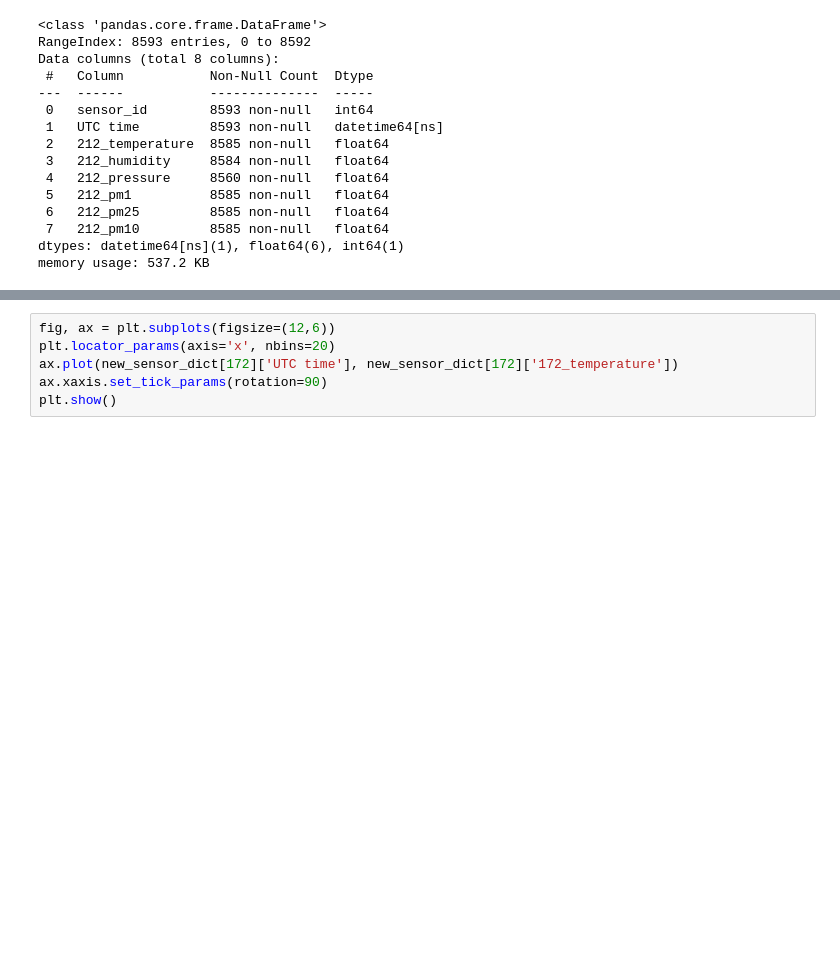
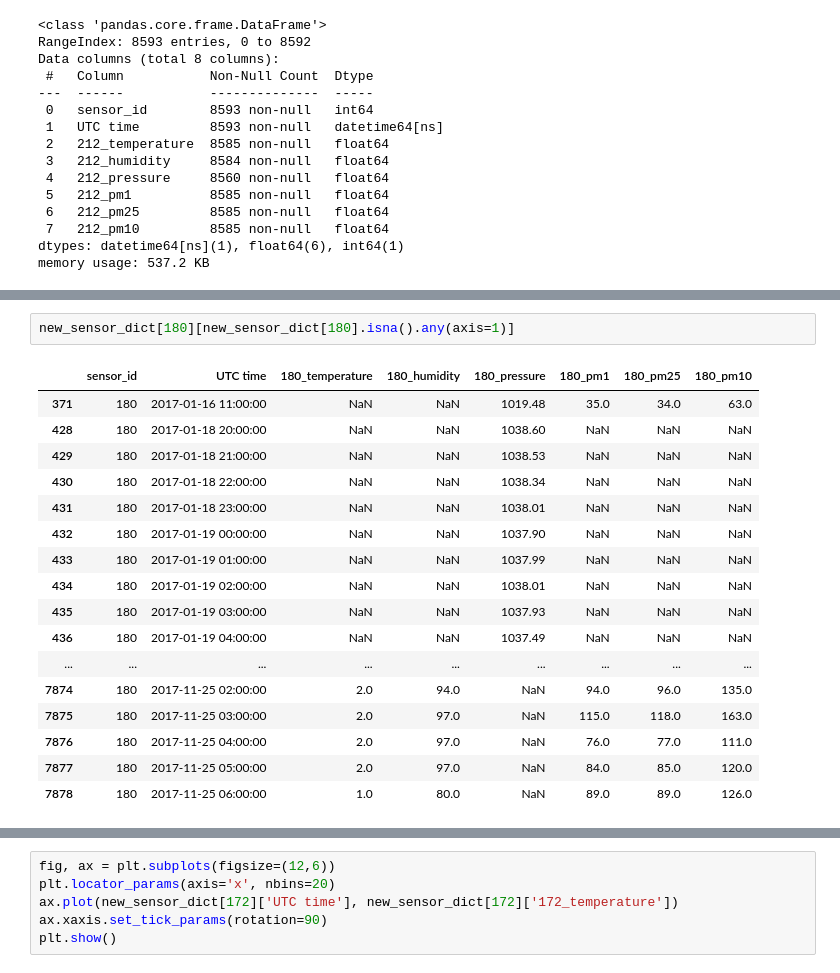
Before and after one commit to dan-ski/Air_quality, a Jupyter notebook: Air quality data preprocessing and analysis.ipynb, the cells around one changed output, grey strips where cells are left out. Saved outputs shown, nothing was run; the diff lists cells and outputs as text; blank space fills up the shorter version.

```diff
--- a/Air quality data preprocessing and analysis.ipynb
+++ b/Air quality data preprocessing and analysis.ipynb
@@ -897,0 +1031,20 @@ new_sensor_dict[212][new_sensor_dict[212].isna().any(axis=1)]
+# %%
+new_sensor_dict[180][new_sensor_dict[180].isna().any(axis=1)]
+# %% [output]
+|  | sensor_id | UTC time | 180_temperature | 180_humidity | 180_pressure | 180_pm1 | 180_pm25 | 180_pm10 |
+| 371 | 180 | 2017-01-16 11:00:00 | NaN | NaN | 1019.48 | 35.0 | 34.0 | 63.0 |
+| 428 | 180 | 2017-01-18 20:00:00 | NaN | NaN | 1038.60 | NaN | NaN | NaN |
+| 429 | 180 | 2017-01-18 21:00:00 | NaN | NaN | 1038.53 | NaN | NaN | NaN |
+| 430 | 180 | 2017-01-18 22:00:00 | NaN | NaN | 1038.34 | NaN | NaN | NaN |
+| 431 | 180 | 2017-01-18 23:00:00 | NaN | NaN | 1038.01 | NaN | NaN | NaN |
+| 432 | 180 | 2017-01-19 00:00:00 | NaN | NaN | 1037.90 | NaN | NaN | NaN |
+| 433 | 180 | 2017-01-19 01:00:00 | NaN | NaN | 1037.99 | NaN | NaN | NaN |
+| 434 | 180 | 2017-01-19 02:00:00 | NaN | NaN | 1038.01 | NaN | NaN | NaN |
+| 435 | 180 | 2017-01-19 03:00:00 | NaN | NaN | 1037.93 | NaN | NaN | NaN |
+| 436 | 180 | 2017-01-19 04:00:00 | NaN | NaN | 1037.49 | NaN | NaN | NaN |
+| ... | ... | ... | ... | ... | ... | ... | ... | ... |
+| 7874 | 180 | 2017-11-25 02:00:00 | 2.0 | 94.0 | NaN | 94.0 | 96.0 | 135.0 |
+| 7875 | 180 | 2017-11-25 03:00:00 | 2.0 | 97.0 | NaN | 115.0 | 118.0 | 163.0 |
+| 7876 | 180 | 2017-11-25 04:00:00 | 2.0 | 97.0 | NaN | 76.0 | 77.0 | 111.0 |
+| 7877 | 180 | 2017-11-25 05:00:00 | 2.0 | 97.0 | NaN | 84.0 | 85.0 | 120.0 |
+| 7878 | 180 | 2017-11-25 06:00:00 | 1.0 | 80.0 | NaN | 89.0 | 89.0 | 126.0 |
```
Also changed, not shown: parts of 57 cells of this notebook.
